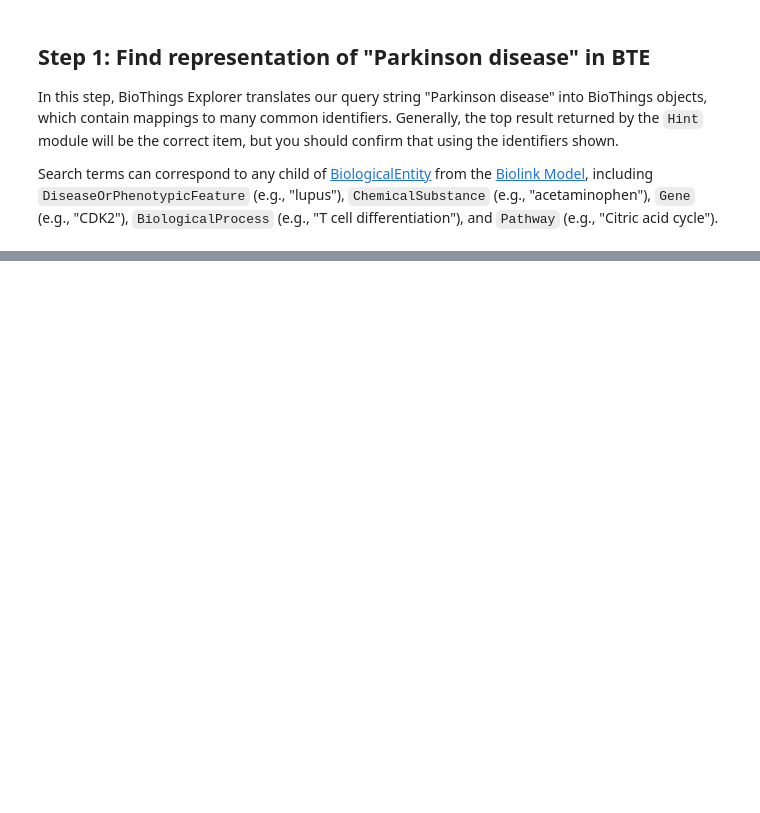
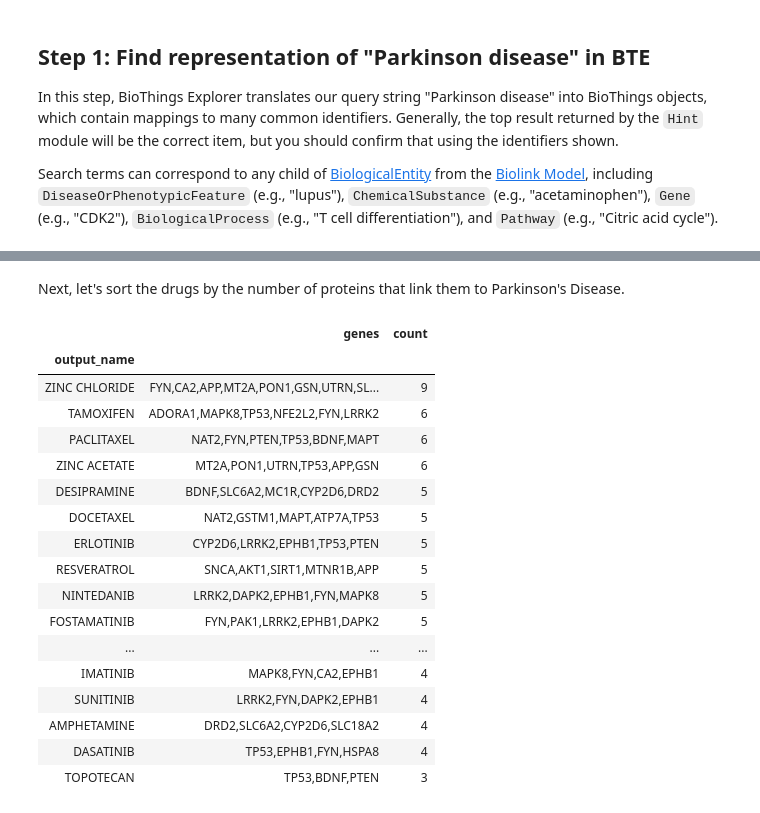
Before and after one commit to biothings/biothings_explorer_archived, a Jupyter notebook: jupyter notebooks/TIDBIT 02 Finding New Uses for Existing Drugs to Treat Parkinson’s Disease.ipynb, the cells around one changed output, grey strips where cells are left out. Saved outputs shown, nothing was run; the diff lists cells and outputs as text; code cells hidden in the pictures; blank space fills up the shorter version.

```diff
--- a/jupyter notebooks/TIDBIT 02 Finding New Uses for Existing Drugs to Treat Parkinson’s Disease.ipynb
+++ b/jupyter notebooks/TIDBIT 02 Finding New Uses for Existing Drugs to Treat Parkinson’s Disease.ipynb
@@ -94,0 +86,3 @@ array(['umls:C0243192', 'umls:C0207636', 'umls:C0008260', 'umls:C0043047',
+# %%
+dfFiltUnique = dfFilt[["input","node1_name","output_name"]].drop_duplicates()
+dfFiltUnique
@@ -94,0 +103,29 @@ array(['umls:C0243192', 'umls:C0207636', 'umls:C0008260', 'umls:C0043047',
+# %% [markdown]
+Next, let's sort the drugs by the number of proteins that link them to Parkinson's Disease.
+# %%
+import pandas as pd
+
+genes = dfFiltUnique.groupby(['output_name'])['node1_name'].apply(','.join)
+count = dfFiltUnique.groupby(['output_name'])['node1_name'].count()
+result = pd.DataFrame({ 'genes': genes, 'count': count } )
+
+result.sort_values("count", ascending=False).head(30)
+# %% [output]
+|  | genes | count |
+| output_name |  |  |
+| ZINC CHLORIDE | FYN,CA2,APP,MT2A,PON1,GSN,UTRN,SL... | 9 |
+| TAMOXIFEN | ADORA1,MAPK8,TP53,NFE2L2,FYN,LRRK2 | 6 |
+| PACLITAXEL | NAT2,FYN,PTEN,TP53,BDNF,MAPT | 6 |
+| ZINC ACETATE | MT2A,PON1,UTRN,TP53,APP,GSN | 6 |
+| DESIPRAMINE | BDNF,SLC6A2,MC1R,CYP2D6,DRD2 | 5 |
+| DOCETAXEL | NAT2,GSTM1,MAPT,ATP7A,TP53 | 5 |
+| ERLOTINIB | CYP2D6,LRRK2,EPHB1,TP53,PTEN | 5 |
+| RESVERATROL | SNCA,AKT1,SIRT1,MTNR1B,APP | 5 |
+| NINTEDANIB | LRRK2,DAPK2,EPHB1,FYN,MAPK8 | 5 |
+| FOSTAMATINIB | FYN,PAK1,LRRK2,EPHB1,DAPK2 | 5 |
+| ... | ... | ... |
+| IMATINIB | MAPK8,FYN,CA2,EPHB1 | 4 |
+| SUNITINIB | LRRK2,FYN,DAPK2,EPHB1 | 4 |
+| AMPHETAMINE | DRD2,SLC6A2,CYP2D6,SLC18A2 | 4 |
+| DASATINIB | TP53,EPHB1,FYN,HSPA8 | 4 |
+| TOPOTECAN | TP53,BDNF,PTEN | 3 |
```
Also changed, not shown: parts of 18 cells of this notebook, 1 other file.
